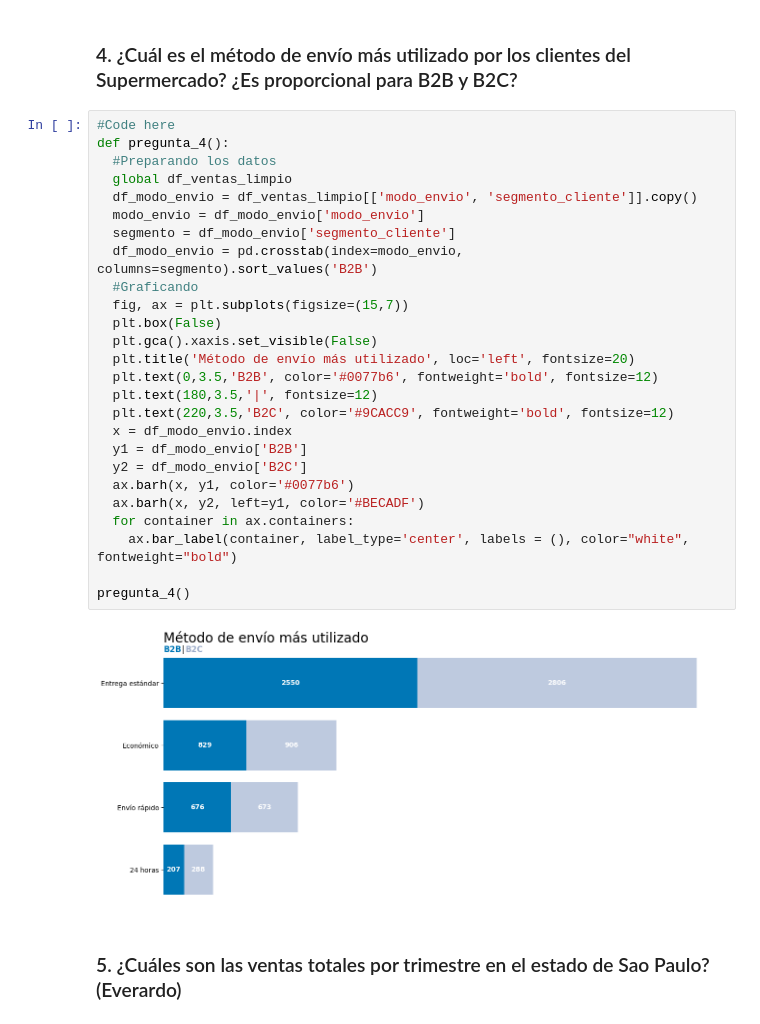
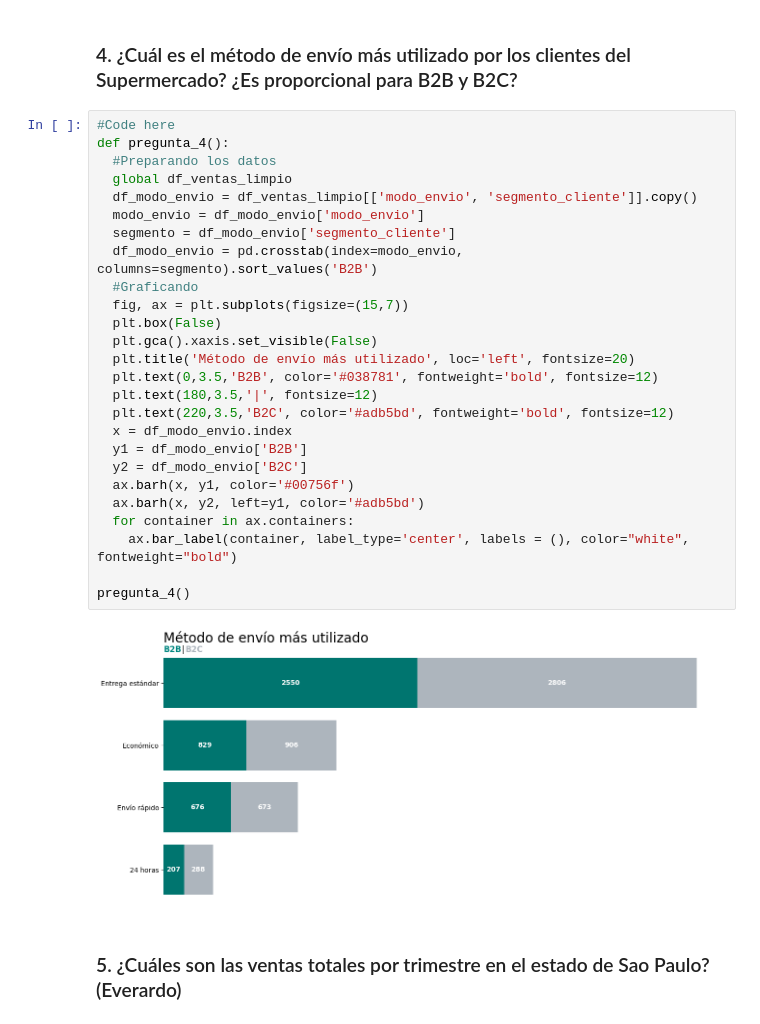
Before and after one commit to pabloing93/supermarket-sales-analysis, a Jupyter notebook: Supermarket_Sales_Analysis.ipynb, the cells around one changed output. Drawn from its saved outputs; the diff is of its cells as text.

```diff
--- a/Supermarket_Sales_Analysis.ipynb
+++ b/Supermarket_Sales_Analysis.ipynb
@@ -146,31 +146,31 @@ pregunta_3()
 # %%
 #Code here
 def pregunta_4():
   #Preparando los datos
   global df_ventas_limpio
   df_modo_envio = df_ventas_limpio[['modo_envio', 'segmento_cliente']].copy()
   modo_envio = df_modo_envio['modo_envio']
   segmento = df_modo_envio['segmento_cliente']
   df_modo_envio = pd.crosstab(index=modo_envio, columns=segmento).sort_values('B2B')
   #Graficando
   fig, ax = plt.subplots(figsize=(15,7))
   plt.box(False)
   plt.gca().xaxis.set_visible(False)
   plt.title('Método de envío más utilizado', loc='left', fontsize=20)
-  plt.text(0,3.5,'B2B', color='#0077b6', fontweight='bold', fontsize=12)
+  plt.text(0,3.5,'B2B', color='#038781', fontweight='bold', fontsize=12)
   plt.text(180,3.5,'|', fontsize=12)
-  plt.text(220,3.5,'B2C', color='#9CACC9', fontweight='bold', fontsize=12)
+  plt.text(220,3.5,'B2C', color='#adb5bd', fontweight='bold', fontsize=12)
   x = df_modo_envio.index
   y1 = df_modo_envio['B2B']
   y2 = df_modo_envio['B2C']
-  ax.barh(x, y1, color='#0077b6')
-  ax.barh(x, y2, left=y1, color='#BECADF')
+  ax.barh(x, y1, color='#00756f')
+  ax.barh(x, y2, left=y1, color='#adb5bd')
   for container in ax.containers:
     ax.bar_label(container, label_type='center', labels = (), color="white", fontweight="bold")
 
 pregunta_4()
 # %% [output]
-[figure, old version]
+[figure, new version]
 # %% [markdown]
 ### 5. ¿Cuáles son las ventas totales por trimestre en el estado de Sao Paulo? (Everardo)
 # %%
```
Also changed, not shown: parts of 4 cells of this notebook.
